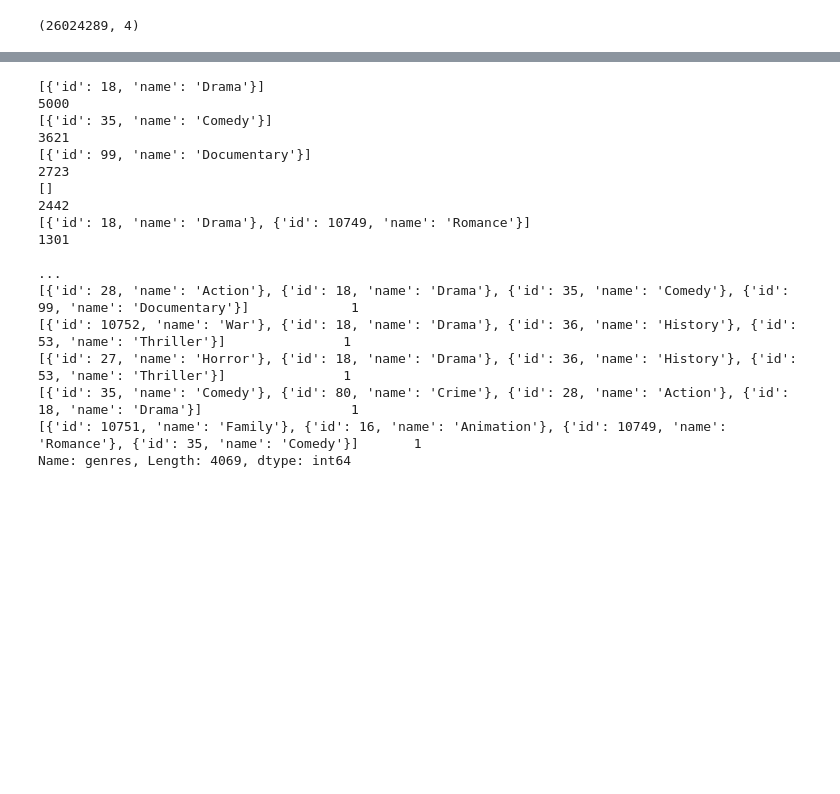
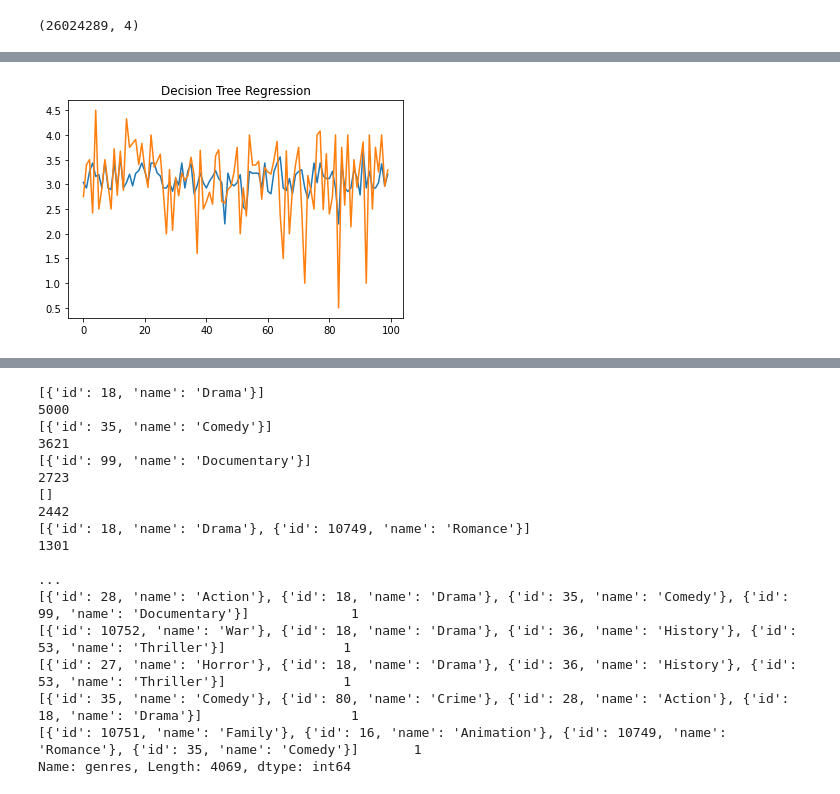
Before and after one commit to ivan-usd/business-repo, a Jupyter notebook: notebooks/af_data_exploration.ipynb, the cells around one changed output, grey strips where cells are left out. Saved outputs shown, nothing was run; the diff lists cells and outputs as text; code cells hidden in the pictures; blank space fills up the shorter version.

```diff
--- a/notebooks/af_data_exploration.ipynb
+++ b/notebooks/af_data_exploration.ipynb
@@ -81,0 +935,6 @@ ratings_small_df.sample(5)
+# %%
+from sklearn.preprocessing import OrdinalEncoder
+enc = OrdinalEncoder()
+enc.fit(trainY)
+Trainy=pd.DataFrame(enc.transform(trainY))
+Validy=pd.DataFrame(enc.transform(testY))
@@ -81,0 +951,3 @@ ratings_small_df.sample(5)
+# %%
+Trainy=Trainy.astype('category')
+Validy=Validy.astype('category')
@@ -81,0 +960,3 @@ ratings_small_df.sample(5)
+# %%
+Tree_movies_team = DecisionTreeClassifier(max_depth=8)
+Tree_movies_team.fit(trainX, Trainy)
@@ -81,0 +965,5 @@ ratings_small_df.sample(5)
+# %%
+# Regression:
+
+Tree_movies_teamR = DecisionTreeRegressor(max_depth=8)
+Tree_movies_teamR.fit(trainX, Trainy)
@@ -81,0 +994,16 @@ ratings_small_df.sample(5)
+# %%
+predict_R=pd.DataFrame(Tree_movies_teamR.predict(testX))
+plt.figure()
+plt.plot(predict_R.iloc[0:100])
+plt.plot(Validy.iloc[0:100])
+
+#plt.plot(Validy)
+#plt.plot(X_test, y_1, color="cornflowerblue", label="max_depth=2", linewidth=2)
+#plt.plot(X_test, y_2, color="yellowgreen", label="max_depth=5", linewidth=2)
+#plt.xlabel("data")
+#plt.ylabel("target")
+plt.title("Decision Tree Regression")
+#plt.legend()
+plt.show()
+# %% [output]
+[figure, added]
```
Also changed, not shown: parts of 169 cells of this notebook.
